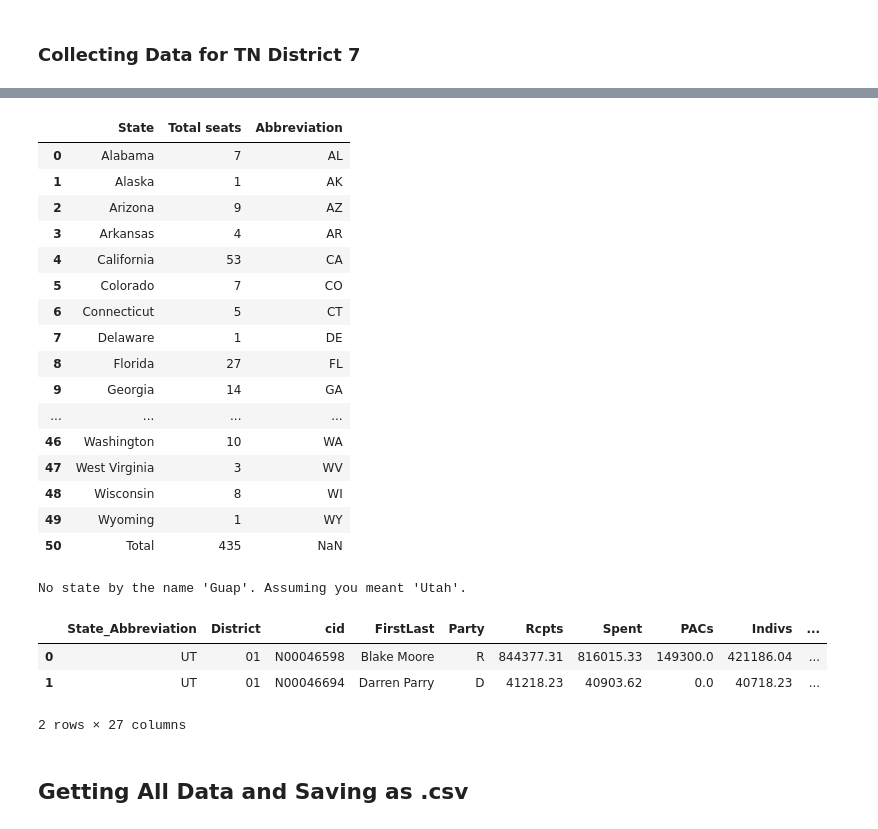
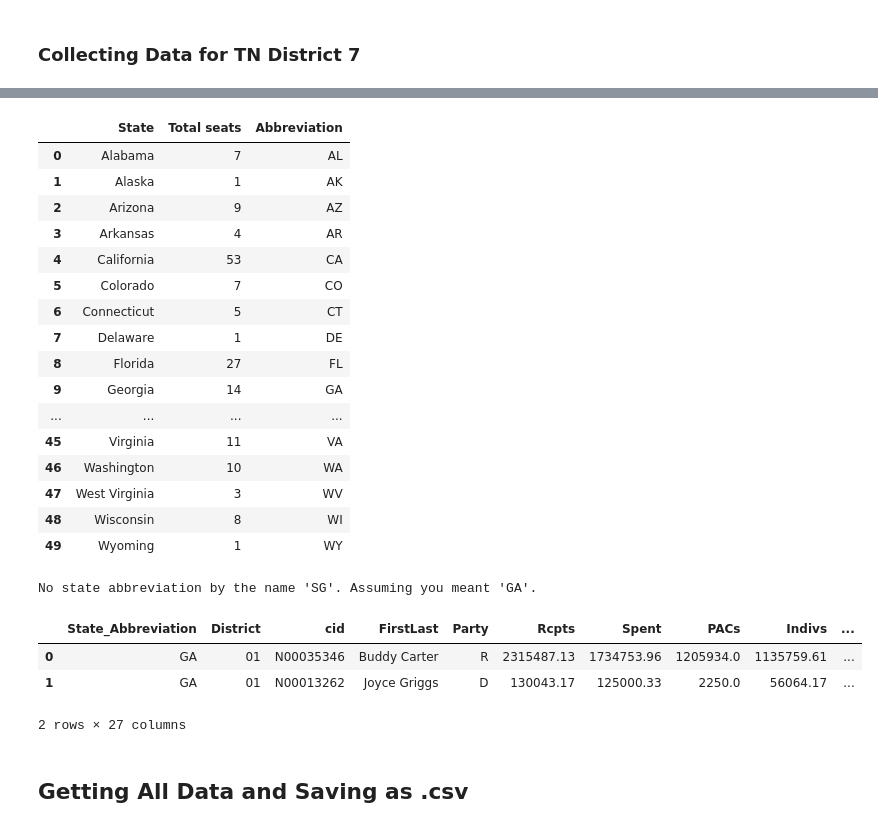
Before and after one commit to nss-data-science-cohort-8/open-secrets-bayesian-butterfingers, a Jupyter notebook: Notebook/AlexanderBranch.ipynb, the cells around one changed output, grey strips where cells are left out. Saved outputs shown, nothing was run; the diff lists cells and outputs as text; code cells hidden in the pictures.

```diff
--- a/Notebook/AlexanderBranch.ipynb
+++ b/Notebook/AlexanderBranch.ipynb
@@ -47,16 +24,5 @@ states_abr_dict = states_df.set_index('State')['Abbreviation'].to_dict()
 # %%
-URL = 'https://en.wikipedia.org/wiki/2020_United_States_House_of_Representatives_elections'
-response = requests.get(URL)
-if response.status_code == requests.codes.ok:
-    soup = BeautifulSoup(response.text, features="html.parser")
-else:
-    response.raise_for_status()
-tables_html = str(soup.find_all('table', attrs={'class' : 'wikitable'}))
-all_states_df = pd.read_html(StringIO(str(tables_html)))[1].fillna('-')
-all_states_df.columns = all_states_df.columns.map(lambda x: x[1])
-all_states_df = all_states_df.drop(columns=['Seats', 'Change'])
-state_representatives_df = pd.merge(left=all_states_df, right=states_df, on='State', how='left')
-state_representatives_df
+retrievedata.state_representatives_df
 # %% [output]
 |  | State | Total seats | Abbreviation |
 | 0 | Alabama | 7 | AL |
@@ -70,20 +36,18 @@ state_representatives_df
 | 8 | Florida | 27 | FL |
 | 9 | Georgia | 14 | GA |
 | ... | ... | ... | ... |
+| 45 | Virginia | 11 | VA |
 | 46 | Washington | 10 | WA |
 | 47 | West Virginia | 3 | WV |
 | 48 | Wisconsin | 8 | WI |
 | 49 | Wyoming | 1 | WY |
-| 50 | Total | 435 | NaN |
 # %%
-import retrievedata
-
-retrievedata.retrieve_2020_state_district_data('Guap', 1)
+retrievedata.retrieve_2020_state_district_data('SG', 1)
 # %% [output]
-No state by the name 'Guap'. Assuming you meant 'Utah'.
+No state abbreviation by the name 'SG'. Assuming you meant 'GA'.
 |  | State_Abbreviation | District | cid | FirstLast | Party | Rcpts | Spent | PACs | Indivs | ... |
-| 0 | UT | 01 | N00046598 | Blake Moore | R | 844377.31 | 816015.33 | 149300.0 | 421186.04 | ... |
-| 1 | UT | 01 | N00046694 | Darren Parry | D | 41218.23 | 40903.62 | 0.0 | 40718.23 | ... |
+| 0 | GA | 01 | N00035346 | Buddy Carter | R | 2315487.13 | 1734753.96 | 1205934.0 | 1135759.61 | ... |
+| 1 | GA | 01 | N00013262 | Joyce Griggs | D | 130043.17 | 125000.33 | 2250.0 | 56064.17 | ... |
 2 rows × 27 columns
 # %% [markdown]
 ## Getting All Data and Saving as .csv
```
Also changed, not shown: parts of 3 cells of this notebook, 2 other files.
